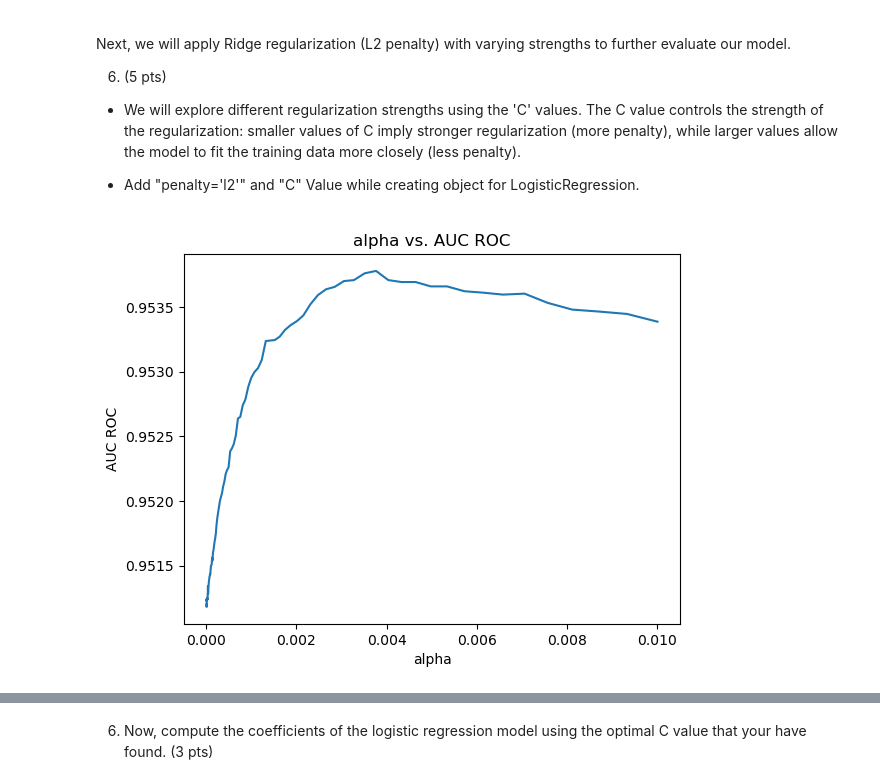
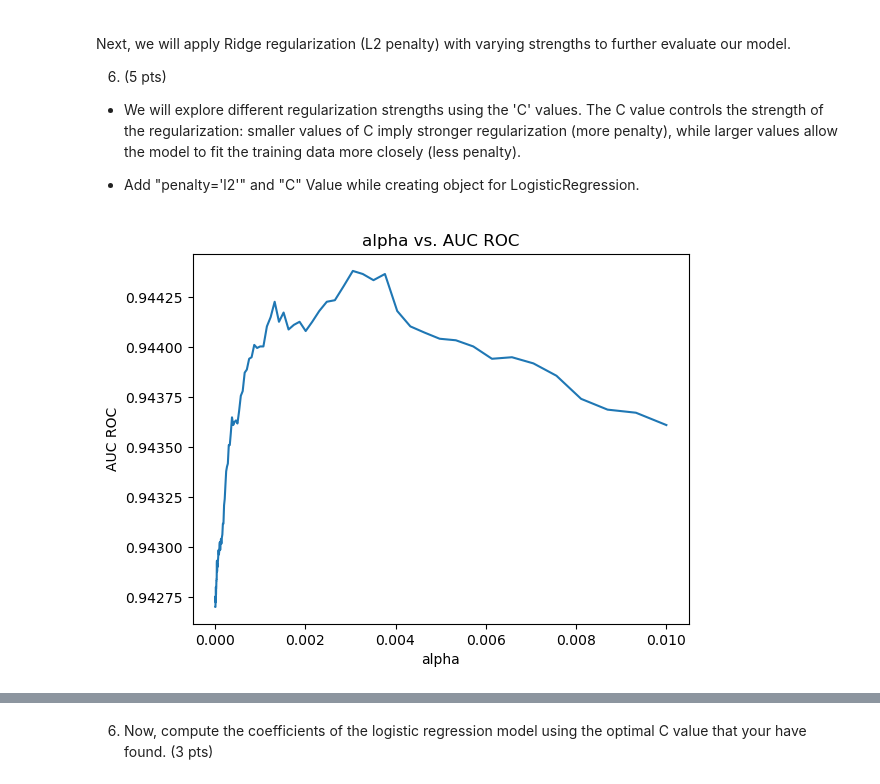
Before and after one commit to AsutoshDalei/DATA602_FardinaAlam, a Jupyter notebook: HW/HW4/Part 02/DATA 602- Homework 4 - Part2-Classification_120997754_DALEI.ipynb, the cells around one changed output, grey strips where cells are left out. Drawn from its saved outputs; the diff is of its cells as text; code cells hidden in the pictures.

```diff
--- a/HW/HW4/Part 02/DATA 602- Homework 4 - Part2-Classification_120997754_DALEI.ipynb
+++ b/HW/HW4/Part 02/DATA 602- Homework 4 - Part2-Classification_120997754_DALEI.ipynb
@@ -317,7 +317,7 @@ from sklearn.preprocessing import StandardScaler
 scaler = StandardScaler()
 X_scaled = scaler.fit_transform(X)
 
-X_train, X_test, y_train, y_test = train_test_split(X_scaled, y, test_size=0.3, random_state=7)
+X_train, X_test, y_train, y_test = train_test_split(X_scaled, y, test_size=0.2, random_state=7)
 
 # Loop through each C value to evaluate model performance
 for C_val in C_vals:
@@ -330,31 +330,31 @@ for C_val in C_vals:
     regr.fit(X_train, y_train)
 
     # Predict probabilities for the test set
     y_scores = regr.predict_proba(X_test)[:, 1]
 
     # Calculate the false positive rate (fpr), true positive rate (tpr), and thresholds for ROC curve
     fpr, tpr, thresholds = roc_curve(y_test, y_scores)
 
     # Compute the area under the ROC curve (AUC)
     roc_auc = auc(fpr, tpr)
 
     # Append the AUC score to the scores list for later analysis
     scores.append(roc_auc)
 
 #plot alphas vs. scores
 plt.plot(C_vals, scores)
 plt.xlabel('alpha')
 plt.ylabel('AUC ROC')
 plt.title('alpha vs. AUC ROC')
 plt.show()
 
 bestScore = -1
 for i in range(len(scores)):
     if scores[i] > bestScore:
         C_best = C_vals[i]
         bestScore = scores[i]
 # C_best,bestScore
 
 print('Optimal C value for logistic regression: ' + str(C_best))
 # %% [output]
-[figure, old version]
+[figure, new version]
```
Also changed, not shown: parts of 10 cells of this notebook.
